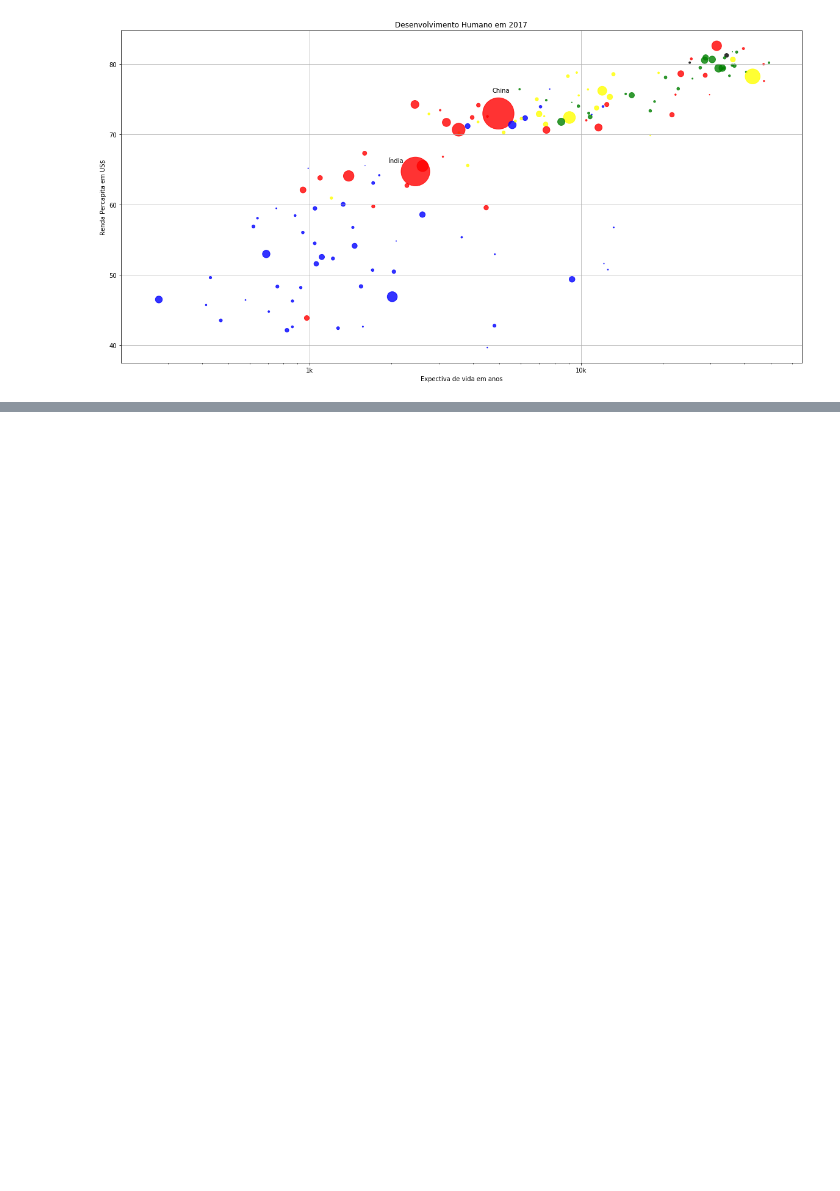
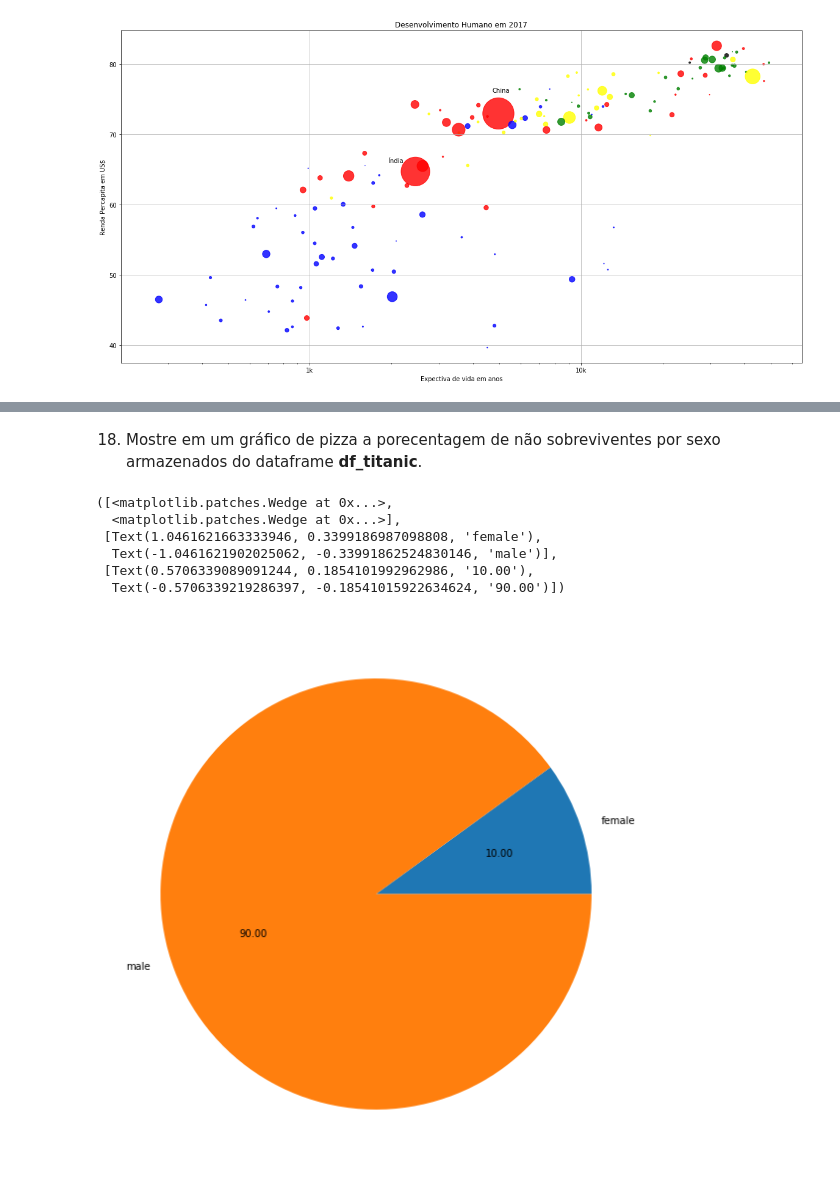
Before and after one commit to gomesluiz/python-para-ciencia-de-dados, a Jupyter notebook: src/aula-2/notebooks/matplotlib-maos-na-massa-1.ipynb, the cells around one changed output, grey strips where cells are left out. Drawn from its saved outputs; the diff is of its cells as text; code cells hidden in the pictures; blank space fills up the shorter version.

```diff
--- a/src/aula-2/notebooks/matplotlib-maos-na-massa-1.ipynb
+++ b/src/aula-2/notebooks/matplotlib-maos-na-massa-1.ipynb
@@ -179,0 +223,14 @@ plt.scatter(percapitas['valores'], expectativas['valores'], s=np_pops, c=cores['
+# %% [markdown]
+18. Mostre em um gráfico de pizza a porecentagem de não sobreviventes por sexo armazenados do dataframe **df_titanic**.
+# %%
+df_nao_sobreviventes = df_titanic[df_titanic['Survived'] == 0]
+somas = df_nao_sobreviventes['Survived'].groupby(df_titanic_sem_na['Sex']).count()
+plt.pie(somas, labels=somas.index, autopct='%.2f')
+# %% [output]
+([<matplotlib.patches.Wedge at 0x...>,
+  <matplotlib.patches.Wedge at 0x...>],
+ [Text(1.0461621663333946, 0.3399186987098808, 'female'),
+  Text(-1.0461621902025062, -0.33991862524830146, 'male')],
+ [Text(0.5706339089091244, 0.1854101992962986, '10.00'),
+  Text(-0.5706339219286397, -0.18541015922634624, '90.00')])
+[figure, added]
```
Also changed, not shown: parts of 15 cells of this notebook, 28 other files.
